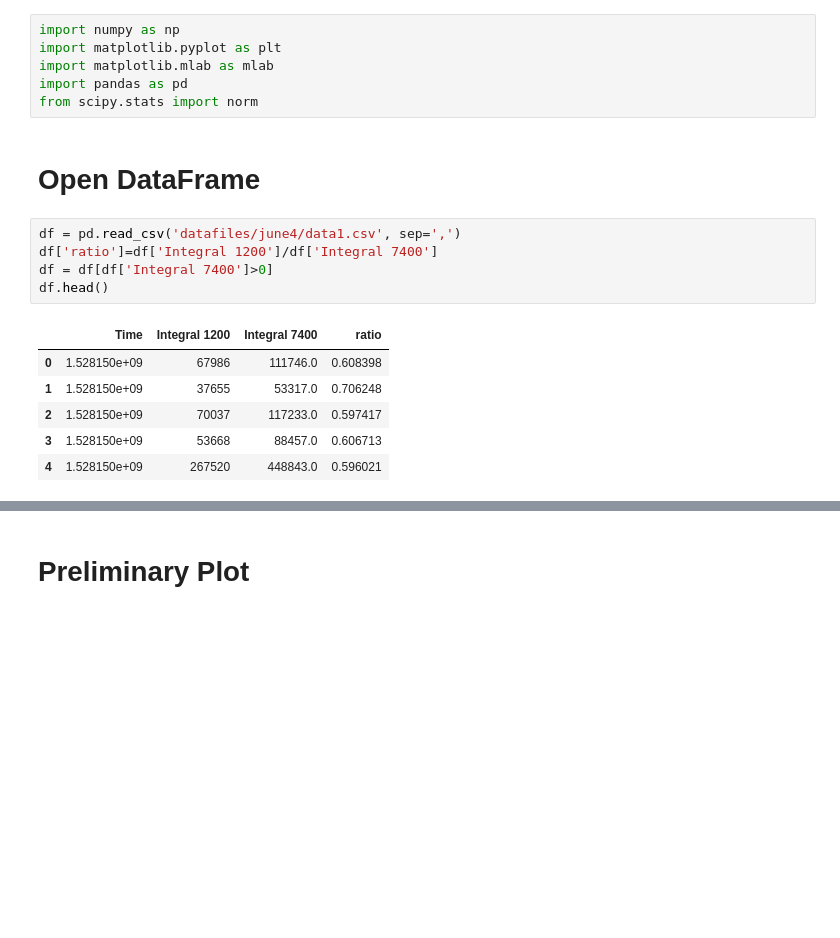
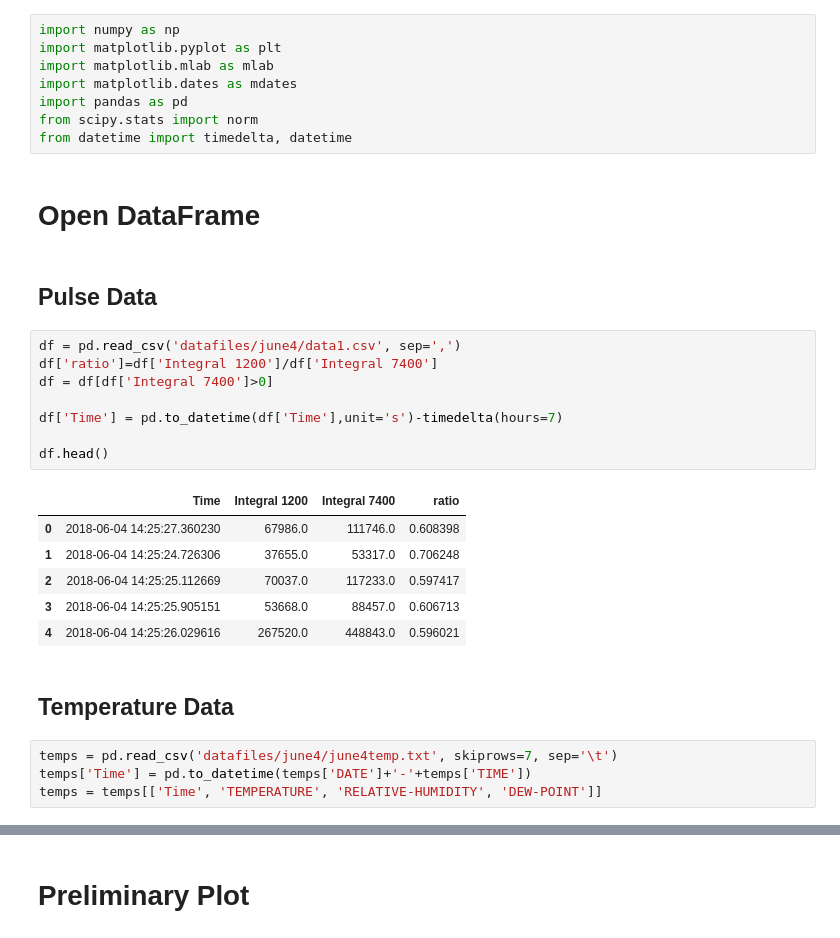
Before and after one commit to lukepolson/School, a Jupyter notebook: Phys 499/Pulse_Plotter.ipynb, the cells around one changed output, grey strips where cells are left out. Drawn from its saved outputs; the diff is of its cells as text; blank space fills up the shorter version.

```diff
--- a/Phys 499/Pulse_Plotter.ipynb
+++ b/Phys 499/Pulse_Plotter.ipynb
@@ -2,19 +2,32 @@
 import numpy as np
 import matplotlib.pyplot as plt
 import matplotlib.mlab as mlab
+import matplotlib.dates as mdates
 import pandas as pd
 from scipy.stats import norm
+from datetime import timedelta, datetime
 # %% [markdown]
 # Open DataFrame
+# %% [markdown]
+## Pulse Data
 # %%
 df = pd.read_csv('datafiles/june4/data1.csv', sep=',')
 df['ratio']=df['Integral 1200']/df['Integral 7400']
 df = df[df['Integral 7400']>0]
+
+df['Time'] = pd.to_datetime(df['Time'],unit='s')-timedelta(hours=7)
+
 df.head()
 # %% [output]
 |  | Time | Integral 1200 | Integral 7400 | ratio |
-| 0 | 1.528150e+09 | 67986 | 111746.0 | 0.608398 |
-| 1 | 1.528150e+09 | 37655 | 53317.0 | 0.706248 |
-| 2 | 1.528150e+09 | 70037 | 117233.0 | 0.597417 |
-| 3 | 1.528150e+09 | 53668 | 88457.0 | 0.606713 |
-| 4 | 1.528150e+09 | 267520 | 448843.0 | 0.596021 |
+| 0 | 2018-06-04 14:25:27.360230 | 67986.0 | 111746.0 | 0.608398 |
+| 1 | 2018-06-04 14:25:24.726306 | 37655.0 | 53317.0 | 0.706248 |
+| 2 | 2018-06-04 14:25:25.112669 | 70037.0 | 117233.0 | 0.597417 |
+| 3 | 2018-06-04 14:25:25.905151 | 53668.0 | 88457.0 | 0.606713 |
+| 4 | 2018-06-04 14:25:26.029616 | 267520.0 | 448843.0 | 0.596021 |
+# %% [markdown]
+## Temperature Data
+# %%
+temps = pd.read_csv('datafiles/june4/june4temp.txt', skiprows=7, sep='\t')
+temps['Time'] = pd.to_datetime(temps['DATE']+'-'+temps['TIME'])
+temps = temps[['Time', 'TEMPERATURE', 'RELATIVE-HUMIDITY', 'DEW-POINT']]
```
Also changed, not shown: parts of 3 cells of this notebook, 13 other files.
